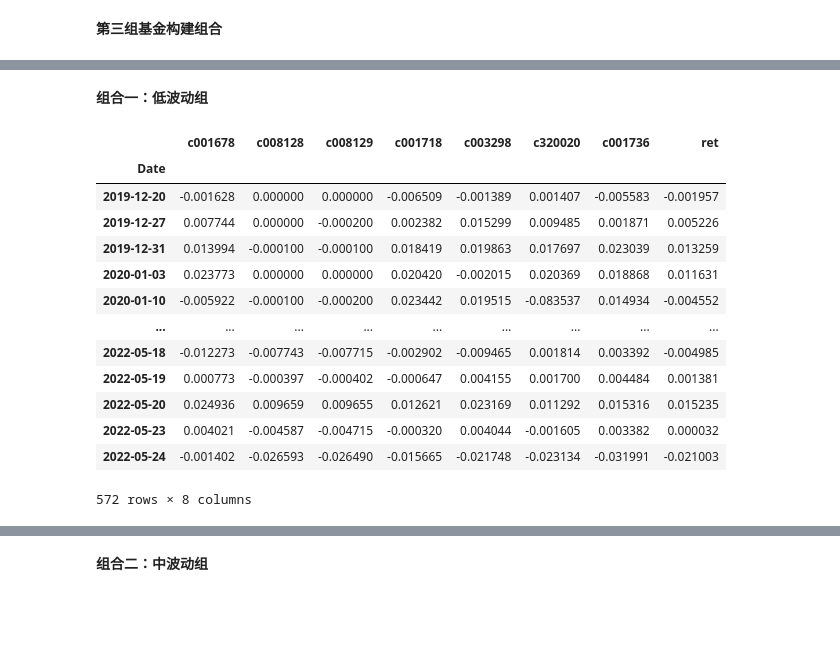
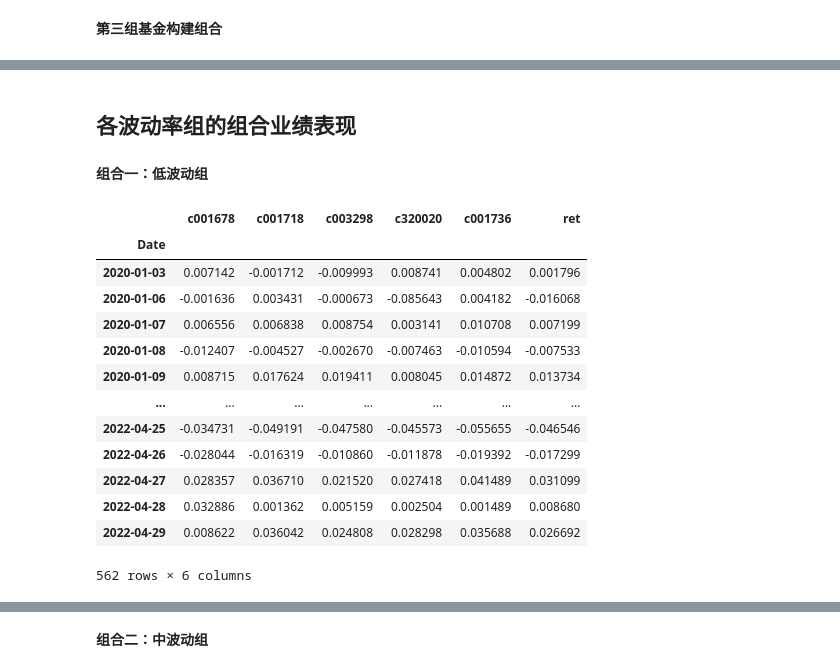
Before and after one commit to ibestrace/stock-debt-hybrid-strategy, a Jupyter notebook: volatility-analysis.ipynb, the cells around one changed output, grey strips where cells are left out. Drawn from its saved outputs; the diff is of its cells as text; code cells hidden in the pictures; blank space fills up the shorter version.

```diff
--- a/volatility-analysis.ipynb
+++ b/volatility-analysis.ipynb
@@ -122,6 +123,3 @@ Index(['001678', '008128', '015085', '008129', '001718', '003298', '003299',
-# %%
-# 嘉实物流产业股票A和嘉实物流产业股票C为同一只基金的不同份额，策略一致。
-fmv1_code = ['001678', '008128', '008129', '001718', '003298', '320020', '001736']
 # %% [markdown]
 **第二组**
 # %%
@@ -220,6 +229,9 @@ def FormatData(fund_open_fund_info_em_df):
     data.set_index('date', inplace=True)
 
     return data
+# %%
+str_date = pd.to_datetime('2020-1-1')
+end_date = pd.to_datetime('2022-4-30')
 # %% [markdown]
 **第一组基金构建组合**
 # %%
@@ -230,6 +242,6 @@ for code in fmv1_code:
     f_df = FormatData(df)
     fp1_data = pd.concat([fp1_data,f_df], axis=1)
 
-fp1_data.dropna(inplace=True)
+fp1_data = fp1_data[str_date:end_date]
 display(fp1_data)
 # %% [output]
@@ -270,0 +262,5 @@ Skewness:
+# %%
+# 提取夏普比前五的数据，剔除存在缺失值的基金
+fp1_data = fp1_data.loc[:,['c001678','c001718','c003298','c320020','c001736']].dropna()
+pf1 = build_portfolio(data=fp1_data)
+pf1.properties()
@@ -396,23 +383,25 @@ Portfolio Sharpe Ratio: 0.717
+# %% [markdown]
+## 各波动率组的组合业绩表现
 # %% [markdown]
 **组合一：低波动组**
 # %%
 fp1_ret = pf1.comp_daily_returns()
-fp1_ret['ret'] =fp1_ret.apply(lambda x: x.sum()/7, axis=1)
+fp1_ret['ret'] =fp1_ret.apply(lambda x: x.sum()/5, axis=1)
 display(fp1_ret)
 # %% [output]
-|  | c001678 | c008128 | c008129 | c001718 | c003298 | c320020 | c001736 | ret |
-| Date |  |  |  |  |  |  |  |  |
-| 2019-12-20 | -0.001628 | 0.000000 | 0.000000 | -0.006509 | -0.001389 | 0.001407 | -0.005583 | -0.001957 |
-| 2019-12-27 | 0.007744 | 0.000000 | -0.000200 | 0.002382 | 0.015299 | 0.009485 | 0.001871 | 0.005226 |
-| 2019-12-31 | 0.013994 | -0.000100 | -0.000100 | 0.018419 | 0.019863 | 0.017697 | 0.023039 | 0.013259 |
-| 2020-01-03 | 0.023773 | 0.000000 | 0.000000 | 0.020420 | -0.002015 | 0.020369 | 0.018868 | 0.011631 |
-| 2020-01-10 | -0.005922 | -0.000100 | -0.000200 | 0.023442 | 0.019515 | -0.083537 | 0.014934 | -0.004552 |
-| ... | ... | ... | ... | ... | ... | ... | ... | ... |
-| 2022-05-18 | -0.012273 | -0.007743 | -0.007715 | -0.002902 | -0.009465 | 0.001814 | 0.003392 | -0.004985 |
-| 2022-05-19 | 0.000773 | -0.000397 | -0.000402 | -0.000647 | 0.004155 | 0.001700 | 0.004484 | 0.001381 |
-| 2022-05-20 | 0.024936 | 0.009659 | 0.009655 | 0.012621 | 0.023169 | 0.011292 | 0.015316 | 0.015235 |
-| 2022-05-23 | 0.004021 | -0.004587 | -0.004715 | -0.000320 | 0.004044 | -0.001605 | 0.003382 | 0.000032 |
-| 2022-05-24 | -0.001402 | -0.026593 | -0.026490 | -0.015665 | -0.021748 | -0.023134 | -0.031991 | -0.021003 |
+|  | c001678 | c001718 | c003298 | c320020 | c001736 | ret |
+| Date |  |  |  |  |  |  |
+| 2020-01-03 | 0.007142 | -0.001712 | -0.009993 | 0.008741 | 0.004802 | 0.001796 |
+| 2020-01-06 | -0.001636 | 0.003431 | -0.000673 | -0.085643 | 0.004182 | -0.016068 |
+| 2020-01-07 | 0.006556 | 0.006838 | 0.008754 | 0.003141 | 0.010708 | 0.007199 |
+| 2020-01-08 | -0.012407 | -0.004527 | -0.002670 | -0.007463 | -0.010594 | -0.007533 |
+| 2020-01-09 | 0.008715 | 0.017624 | 0.019411 | 0.008045 | 0.014872 | 0.013734 |
+| ... | ... | ... | ... | ... | ... | ... |
+| 2022-04-25 | -0.034731 | -0.049191 | -0.047580 | -0.045573 | -0.055655 | -0.046546 |
+| 2022-04-26 | -0.028044 | -0.016319 | -0.010860 | -0.011878 | -0.019392 | -0.017299 |
+| 2022-04-27 | 0.028357 | 0.036710 | 0.021520 | 0.027418 | 0.041489 | 0.031099 |
+| 2022-04-28 | 0.032886 | 0.001362 | 0.005159 | 0.002504 | 0.001489 | 0.008680 |
+| 2022-04-29 | 0.008622 | 0.036042 | 0.024808 | 0.028298 | 0.035688 | 0.026692 |
-572 rows × 8 columns
+562 rows × 6 columns
 # %%
 fp1_returns = pd.Series(fp1_ret.ret)
```
Also changed, not shown: parts of 23 cells of this notebook, 1 other file.
